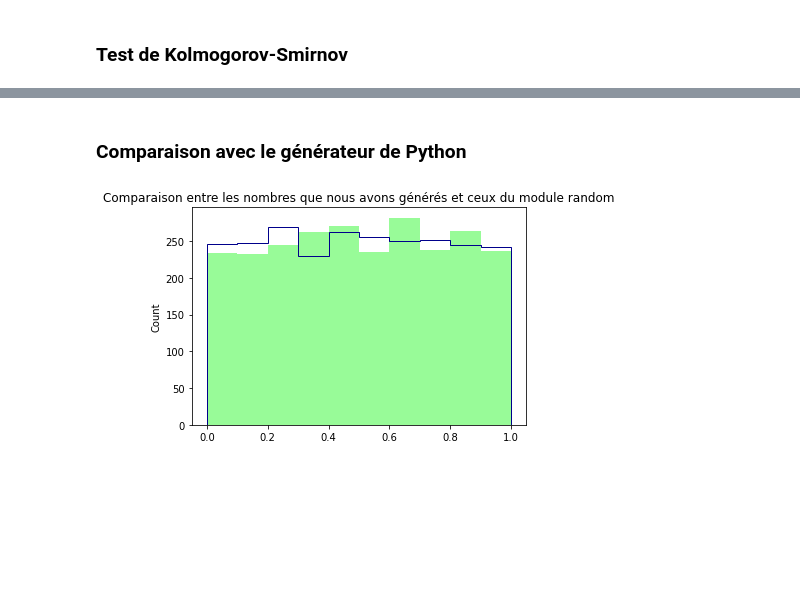
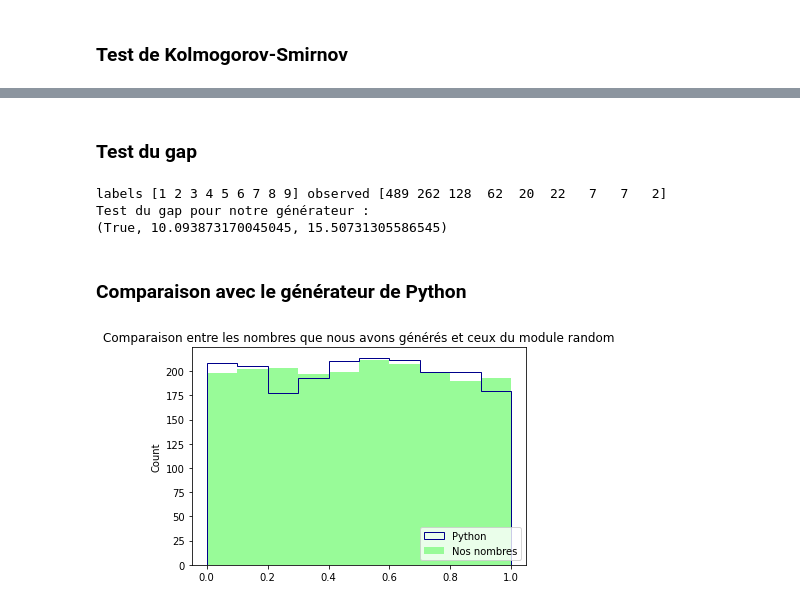
Before and after one commit to FlorianiL/simulation, a Jupyter notebook: simulation.ipynb, the cells around one changed output, grey strips where cells are left out. Drawn from its saved outputs; the diff is of its cells as text; code cells hidden in the pictures; blank space fills up the shorter version.

Commit message:
add gap test for our generator

```diff
--- a/simulation.ipynb
+++ b/simulation.ipynb
@@ -173,7 +181,7 @@ def generator(n: int = 1, seed_: int = 0):
             digits.append(digit)
         yield float("0." + "".join(map(lambda x: str(x), digits)))
 
-gen_numbers = list(generator(2500, 50))
+gen_numbers = list(generator(2000, 50))
 print(f"Résultat de notre générateur : \n"
       f"{gen_numbers}")
 # %% [output]
@@ -226,3 +234,17 @@ Test de Kolmogorov-Smirnov pour notre générateur :
+# %% [markdown]
+### Test du gap
+# %%
+def gap_test_continue(data, a = 0.0, b = 0.5):
+    assert a < b
+    proba = b - a  # => proba 1/2 d'être marqué
+    return gap_test(data, proba, a, b)
+
+print(f"Test du gap pour notre générateur : \n"
+      f"{gap_test_continue(gen_numbers, 0.0, 0.5)}")
+# %% [output]
+labels [1 2 3 4 5 6 7 8 9] observed [489 262 128  62  20  22   7   7   2]
+Test du gap pour notre générateur :
+(True, 10.093873170045045, 15.50731305586545)
 # %% [markdown]
 ### Comparaison avec le générateur de Python
 # %%
@@ -232,13 +254,14 @@ for _ in range(len(gen_numbers)):
 # %%
 def comp_histo(data_1, data_2):
     plt.figure()
-    plt.hist(data_1, color='palegreen', histtype='barstacked')
-    plt.hist(data_2, color='darkblue', histtype='step')
+    plt.hist(data_2, color='palegreen', histtype='barstacked')
+    plt.hist(data_1, color='darkblue', histtype='step')
+    plt.legend({'Nos nombres', 'Python'}, loc=4)
     plt.title("Comparaison entre les nombres que nous avons générés et ceux du module random")
     plt.ylabel('Count')
     plt.savefig('histo_comp.png')
     plt.show()
 
 comp_histo(numbers_python, gen_numbers)
 # %% [output]
-[figure, old version]
+[figure, new version]
```
Also changed, not shown: parts of 3 cells of this notebook, 3 other files.
